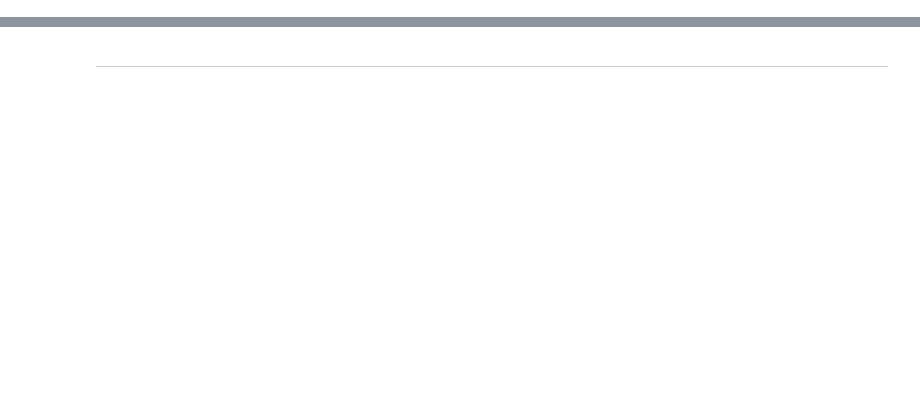
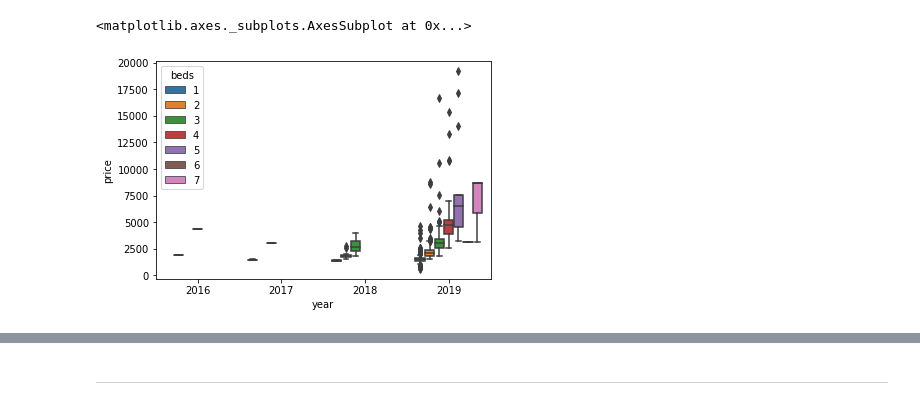
Before and after one commit to angelrureLurtis/LondonNW6, a Jupyter notebook: web_scraping.ipynb, the cells around one changed output, grey strips where cells are left out. Saved outputs shown, nothing was run; the diff lists cells and outputs as text; code cells hidden in the pictures; blank space fills up the shorter version.

```diff
--- a/web_scraping.ipynb
+++ b/web_scraping.ipynb
@@ -240,0 +278,43 @@ df.to_csv('nw6_data.csv')
+# %%
+def get_propierties_from_page(soup):
+
+    results = []
+
+    table_rents = soup.findAll(id_='content')
+
+    content = soup.findAll(class_='listing-results')[0]
+
+    propierties = [x for x in content.findAll(class_='listing-results-wrapper')]
+
+    for prop in tqdm.tqdm_notebook(propierties, unit='property'):
+        results.append(extract_renting_data_from_panel(prop))
+
+    return results
+# %%
+def get_rent_historic(postcode):
+
+    results = []
+
+    base_url = 'https://www.zoopla.co.uk/to-rent/property/london/{pc}/'\
+               .format(pc=postcode)
+
+    base_soup = get_soup(base_url, \
+                    parameters={'pn':0,'page_size':'100'})
+
+    n_pages = compute_pages(base_soup, 100)
+
+    for page in tqdm.tqdm_notebook(range(1, n_pages+1), unit='page'):
+        result = get_propierties_from_page(get_soup(base_url, \
+                    parameters={'pn':page,'page_size':'100'}))
+        results += result
+
+    results = pd.DataFrame(results)
+
+    results = results[~results[['price','date','beds']].isna().any(1)]
+    results['year'] = results['date'].str[-4:]
+    results['beds'] = results['beds'].astype(int)
+    results['price'] = results['price'].str.replace(',','').astype(int)
+
+    return pd.DataFrame(results)
+# %%
+rent_data = get_rent_historic('NW6')
@@ -240,0 +355,5 @@ df.to_csv('nw6_data.csv')
+# %%
+sns.boxplot(data=rent_data, y='price',x='year', hue='beds')
+# %% [output]
+<matplotlib.axes._subplots.AxesSubplot at 0x...>
+[figure, added]
```
Also changed, not shown: parts of 87 cells of this notebook, 1 other file.
